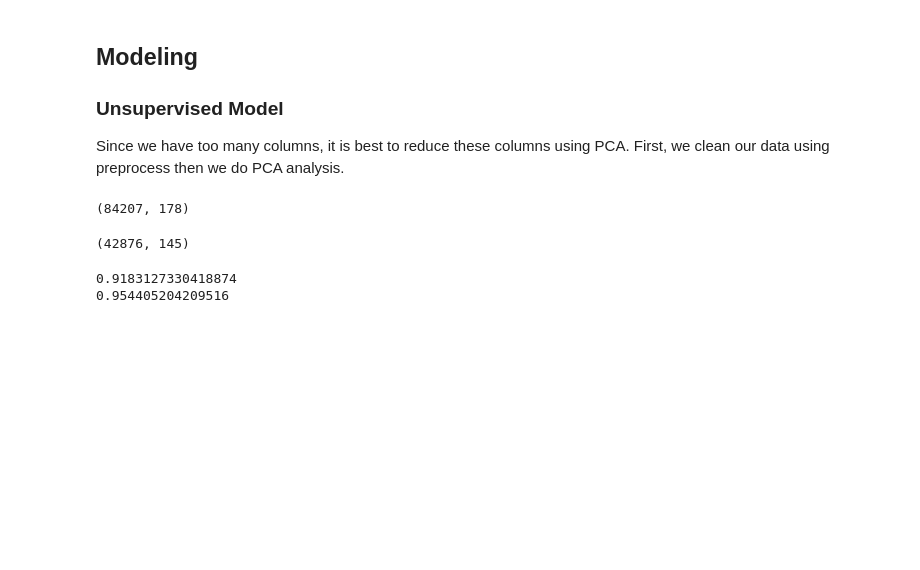
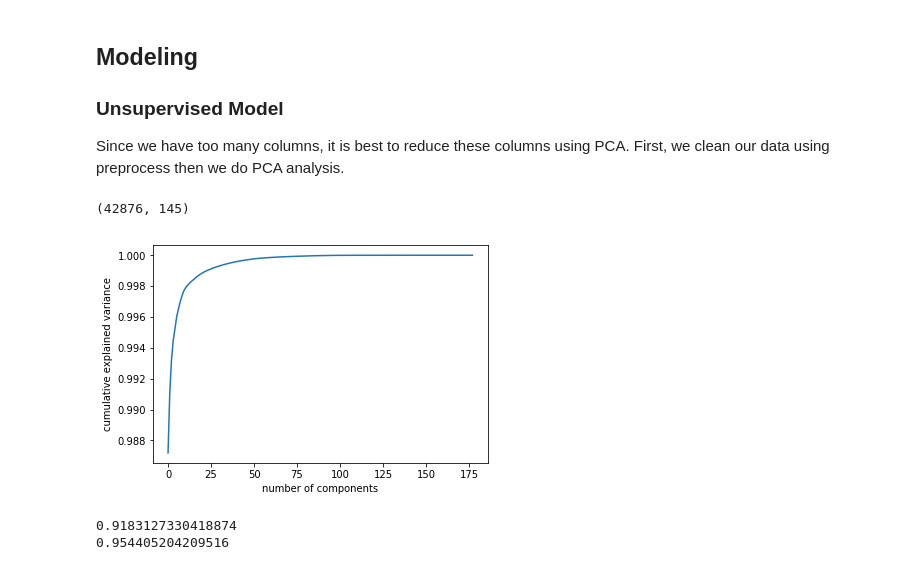
Before and after one commit to ra2309/ArvatoCapstone, a Jupyter notebook: Arvato Project Workbook.ipynb, the cells around one changed output. Drawn from its saved outputs; the diff is of its cells as text; code cells hidden in the pictures; blank space fills up the shorter version.

```diff
--- a/Arvato Project Workbook.ipynb
+++ b/Arvato Project Workbook.ipynb
@@ -365,7 +406,3 @@ azdias = data_preprocess(azdias)
-# %%
-azdias.shape
-# %% [output]
-(84207, 178)
 # %%
 customers = data_preprocess(customers)
 # %%
@@ -384,6 +421,14 @@ from sklearn.cluster import KMeans
 from sklearn.cluster import DBSCAN
 from sklearn.cluster import MeanShift
 from sklearn.metrics import silhouette_score
+# %%
+pca = PCA().fit(azdias)
+plt.plot(np.cumsum(pca.explained_variance_ratio_))
+plt.xlabel('number of components')
+plt.ylabel('cumulative explained variance')
+plt.show()
+# %% [output]
+[figure, added]
 # %%
 def reduce_data(df,n=2):
     pca = PCA(n_components=n).fit(df)
```
Also changed, not shown: parts of 22 cells of this notebook.
